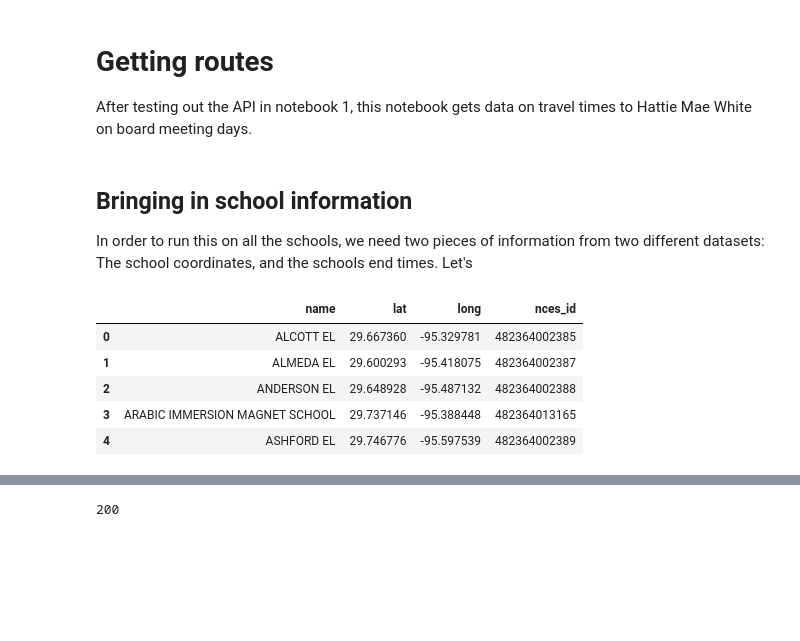
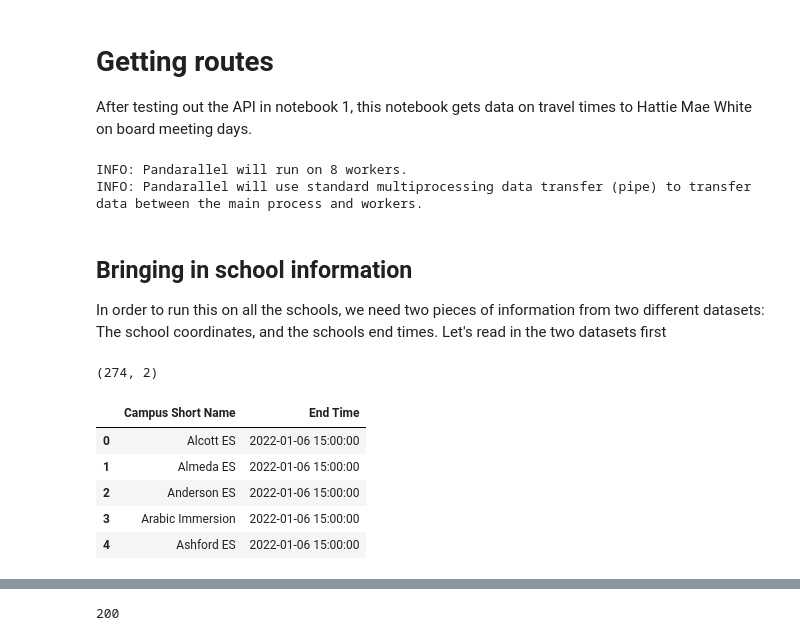
Before and after one commit to amyafan/HMW_Transit, a Jupyter notebook: prep/notebooks/2_Getting_Routes.ipynb, the cells around one changed output, grey strips where cells are left out. Cells and saved outputs as stored; diff of their text form; code cells hidden in the pictures; blank space fills up the shorter version.

```diff
--- a/prep/notebooks/2_Getting_Routes.ipynb
+++ b/prep/notebooks/2_Getting_Routes.ipynb
@@ -5,9 +5,26 @@ After testing out the API in notebook 1, this notebook gets data on travel times
 # %%
 import numpy as np
 import pandas as pd
+import openpyxl
+from fuzzywuzzy import process
+from pandarallel import pandarallel
 import requests
 import time
 import dateutil
+from datetime import datetime, timedelta
+
+# print all rows and columns when requested
+
+pd.set_option('display.max_rows', None)
+pd.set_option('display.max_columns', None)
+pd.set_option('display.width', None)
+pd.set_option('display.max_colwidth', None)
+
+# initialize pandarallel
+
+pandarallel.initialize()
+
+# working directory
 
 direc = "//Users//afan//Desktop//Misc//HMW_Transit//"
 
@@ -18,23 +35,31 @@ HMW_long = -95.45410037006431
 
 # API subscription key
 
-key = "4e7902d1a2ae42df978fe20387049854"
+api_key = "4e7902d1a2ae42df978fe20387049854"
+# %% [output]
+INFO: Pandarallel will run on 8 workers.
+INFO: Pandarallel will use standard multiprocessing data transfer (pipe) to transfer data between the main process and workers.
 # %% [markdown]
 ## Bringing in school information
 
-In order to run this on all the schools, we need two pieces of information from two different datasets: The school coordinates, and the schools end times. Let's
+In order to run this on all the schools, we need two pieces of information from two different datasets: The school coordinates, and the schools end times. Let's read in the two datasets first
-# %%
-sch_str = direc + "data//school_info.csv"
-
-# select only the columns we want
-columns = ['School Name', 'Latitude [Public School] 2019-20', 'Longitude [Public School] 2019-20', 'School ID - NCES Assigned [Public School] Latest available year']
-sch_info = pd.read_csv(sch_str, usecols= columns)
-sch_info.columns = ['name', 'lat', 'long', 'nces_id']
-sch_info.head()
-# %% [output]
-|  | name | lat | long | nces_id |
-| 0 | ALCOTT EL | 29.667360 | -95.329781 | 482364002385 |
-| 1 | ALMEDA EL | 29.600293 | -95.418075 | 482364002387 |
-| 2 | ANDERSON EL | 29.648928 | -95.487132 | 482364002388 |
-| 3 | ARABIC IMMERSION MAGNET SCHOOL | 29.737146 | -95.388448 | 482364013165 |
-| 4 | ASHFORD EL | 29.746776 | -95.597539 | 482364002389 |
+# %%
+# excel sheet with schools end times -- the information on all the schools is on the second sheet
+endtimes_str = direc + "prep//raw_data//" + "start_end_times.xlsx"
+endtimes_cols = ['Campus Short Name', 'End Time']
+
+endtimes = pd.read_excel(endtimes_str, 1, usecols = endtimes_cols, parse_dates = ['End Time'])
+
+# delete SOAR Academy since there is no school end time
+endtimes = endtimes[endtimes['Campus Short Name'] != "SOAR Center"]
+print(endtimes.shape)
+
+endtimes.head()
+# %% [output]
+(274, 2)
+|  | Campus Short Name | End Time |
+| 0 | Alcott ES | 2022-01-06 15:00:00 |
+| 1 | Almeda ES | 2022-01-06 15:00:00 |
+| 2 | Anderson ES | 2022-01-06 15:00:00 |
+| 3 | Arabic Immersion | 2022-01-06 15:00:00 |
+| 4 | Ashford ES | 2022-01-06 15:00:00 |
```
Also changed, not shown: parts of 21 cells of this notebook, 2 other files.
